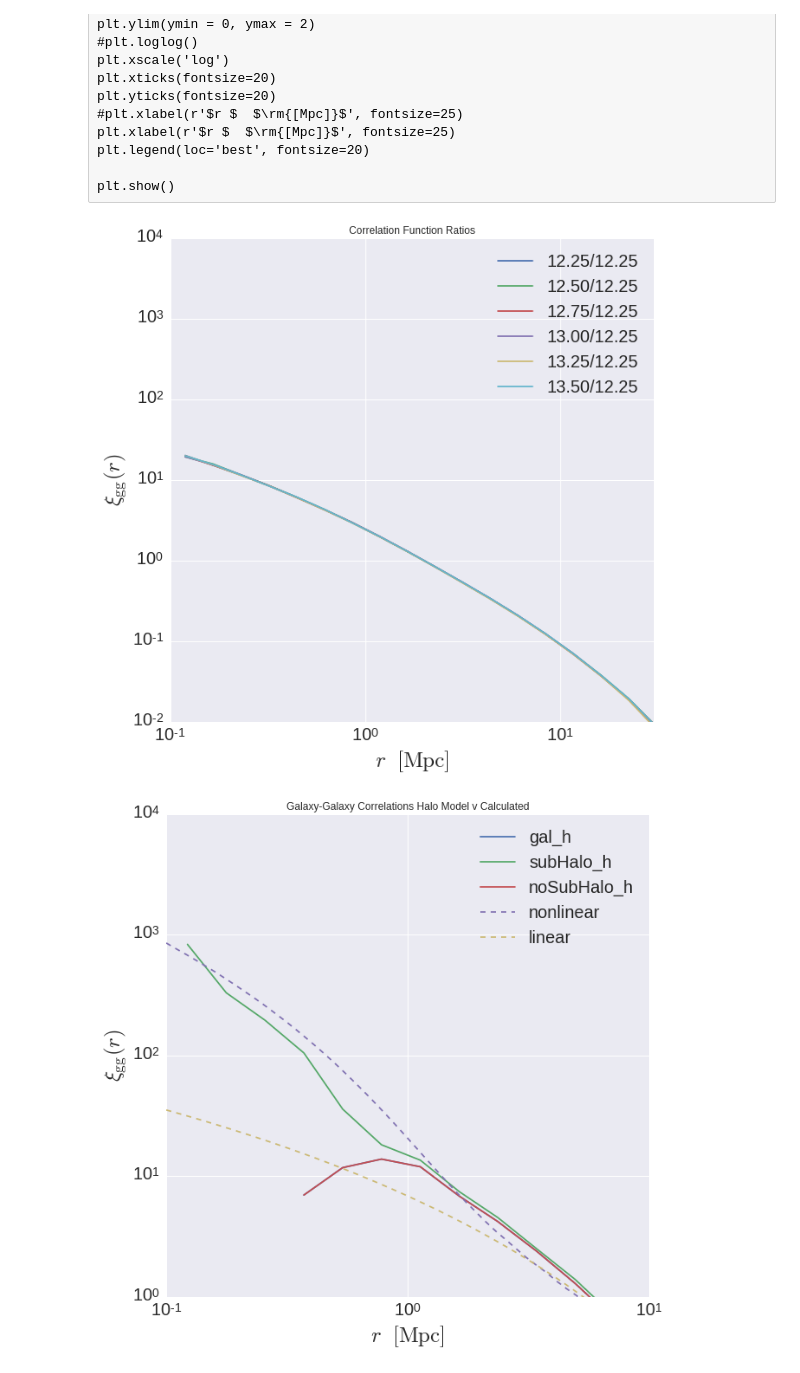
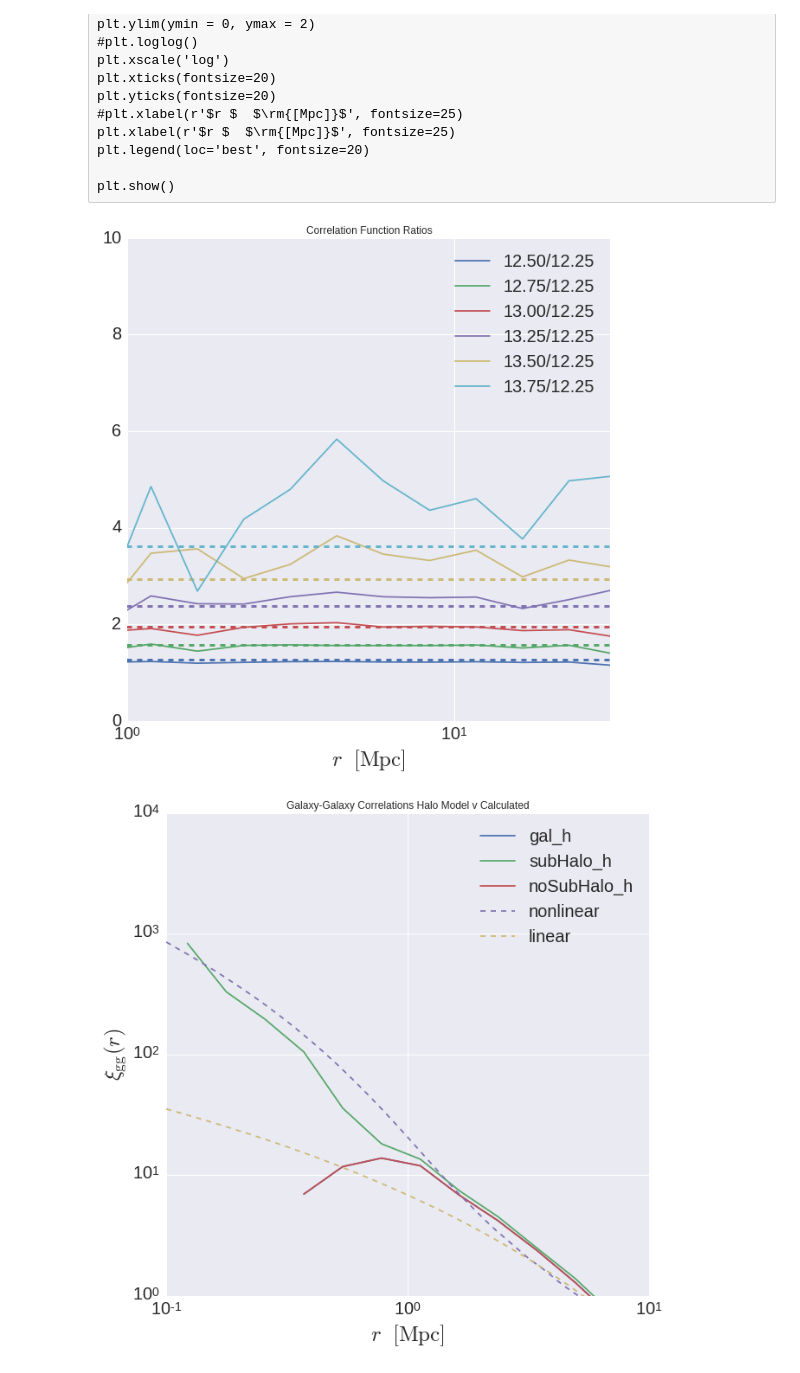
Before and after one commit to mclaughlin6464/HODEmulator, a Jupyter notebook: predictionsVCalculated.ipynb, the cells around one changed output. Drawn from its saved outputs; the diff is of its cells as text; code cells hidden in the pictures.

```diff
--- a/predictionsVCalculated.ipynb
+++ b/predictionsVCalculated.ipynb
@@ -273,39 +273,45 @@ outputdir = '/u/ki/swmclau2/des/HODOutput/'
 datadir = outputdir+'chinchilla_step_tests/'
 sim = 'chinchilla'
 a = 1.0
-data = {}
+#data = {}
 for mMin in [12.25+i*0.25 for i in xrange(7)]:
-    data[mMin] = np.loadtxt(datadir+'xi_all_%.3f_stepFunc_400_2048_mm_%f.npy'%(a,mMin) )
+    data[mMin] = np.loadtxt(datadir+'xi_all_%.3f_stepFunc_400_2048_mm_%.2f.npy'%(a,mMin) )
+# %%
+ratio_prediction = {12.50:1.27,
+12.75: 1.58,
+13.00: 1.95,
+13.25: 2.39,
+13.50: 2.93,
+13.75: 3.61}
 # %%
 colors = sns.color_palette()
 
 rbins = np.logspace(-1, 1.7, 20)
 rbin_centers = (rbins[1:]+rbins[:-1])/2
 
 fig = plt.figure(figsize = (10,10))
 #for vn, color in zip(version_names, colors):
-mMins = [12.25+i*0.25 for i in xrange(7)]
+mMins = [12.25+i*0.25 for i in xrange(1,7)]
 for mm, color in zip(mMins, colors):
-    plt.plot(rbin_centers, data[mm], label = '%.2f/12.25'%(mm))
+    #print '%.2f/12.25:\t'%(mm), '%.2f'%np.mean(data[mm][6:]/data[12.25][6:])
+    plt.plot(rbin_centers, data[mm]/data[12.25], label = '%.2f/12.25'%(mm), color = color)
+    plt.plot(rbin_centers, np.ones(rbin_centers.shape)*ratio_prediction[mm], ls = '--',lw = 3,color = color)
+
 
 plt.title('Correlation Function Ratios')
-plt.xlim(xmin = 0.1, xmax = 30)
-plt.ylim(ymin = 1e-2, ymax = 1e4)
+plt.xlim(xmin = 1, xmax = 30)
 
-#plt.ylim(ymin = 0, ymax = 2)
-plt.loglog()
-#plt.xscale('log')
+plt.ylim(ymin = 0, ymax = 10)
+#plt.loglog()
+plt.xscale('log')
 plt.xticks(fontsize=20)
 plt.yticks(fontsize=20)
-#plt.xlabel(r'$r $  $\rm{[Mpc]}$', fontsize=25)
 plt.xlabel(r'$r $  $\rm{[Mpc]}$', fontsize=25)
 plt.legend(loc='best', fontsize=20)
-#plt.xlabel(r'$r $  $\rm{[Mpc]}$', fontsize=25)
-plt.ylabel(r'$\xi_{\rm gg}(r)$', fontsize=25)
 
 plt.show()
 # %% [output]
-[figure, old version]
+[figure, new version]
 # %%
 outputdir = '/u/ki/swmclau2/des/HODOutput/'
 #datadir = outputdir+'chinchilla_tests/'
```
Also changed, not shown: 2 other files.
